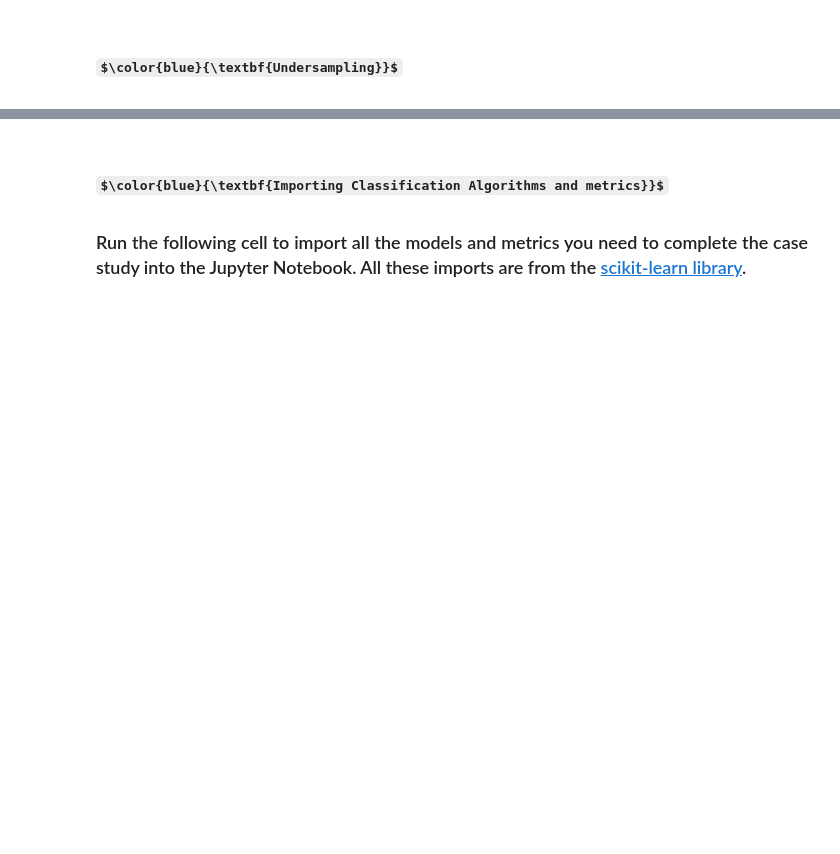
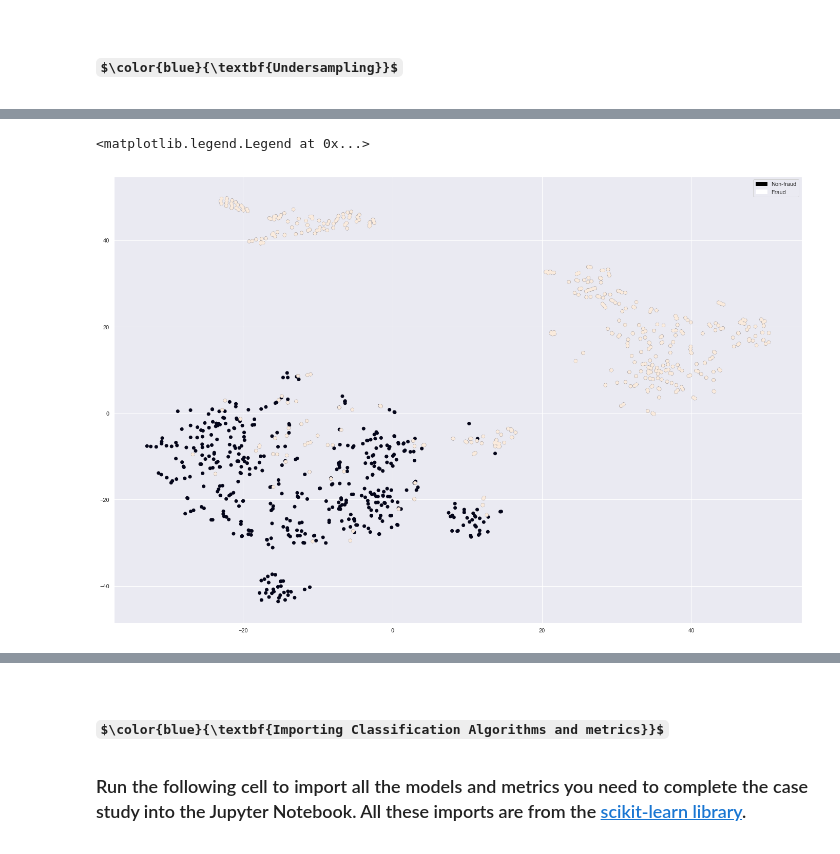
Before and after one commit to semana-i-2019/Materiales, a Jupyter notebook: Fighting Fraud/Fighting Fraud (Advanced).ipynb, the cells around one changed output, grey strips where cells are left out. Cells and saved outputs as stored; diff of their text form; code cells hidden in the pictures; some formulas as TeX source; blank space fills up the shorter version.

```diff
--- a/Fighting Fraud/Fighting Fraud (Advanced).ipynb
+++ b/Fighting Fraud/Fighting Fraud (Advanced).ipynb
@@ -637,0 +743,7 @@ Size of test: 28696 10.075595052087905
+# %%
+from sklearn.manifold import TSNE
+y = subsample['Class']
+X = subsample.drop(columns=['Class'])
+tsne = TSNE(n_components=2, random_state = 42)
+x_reduced_tsne = tsne.fit_transform(X)
+x_reduced_tsne
@@ -645 +763,15 @@ Size of test: 28696 10.075595052087905
+# %%
+#x_reduced_tsne[:, 1]
+#plt.scatter(x=x_reduced_tsne[0][])
+from matplotlib import patches as mpatches
+f, ax = plt.subplots(figsize=(24,16))
+blue_patch = mpatches.Patch(color='black', label='Non-fraud')
+red_patch = mpatches.Patch(color='white', label='Fraud')
+ax.scatter(x_reduced_tsne[:, 0], x_reduced_tsne[:, 1], c=(y==0), label='Non-fraud')
+ax.scatter(x_reduced_tsne[:, 0], x_reduced_tsne[:, 1], c=(y==1), label='Fraud')
+ax.grid(True)
+ax.legend(handles=[blue_patch, red_patch])
+# %% [output]
+<matplotlib.legend.Legend at 0x...>
+[figure, added]
 # %% [markdown]
```
Also changed, not shown: parts of 36 cells of this notebook.
